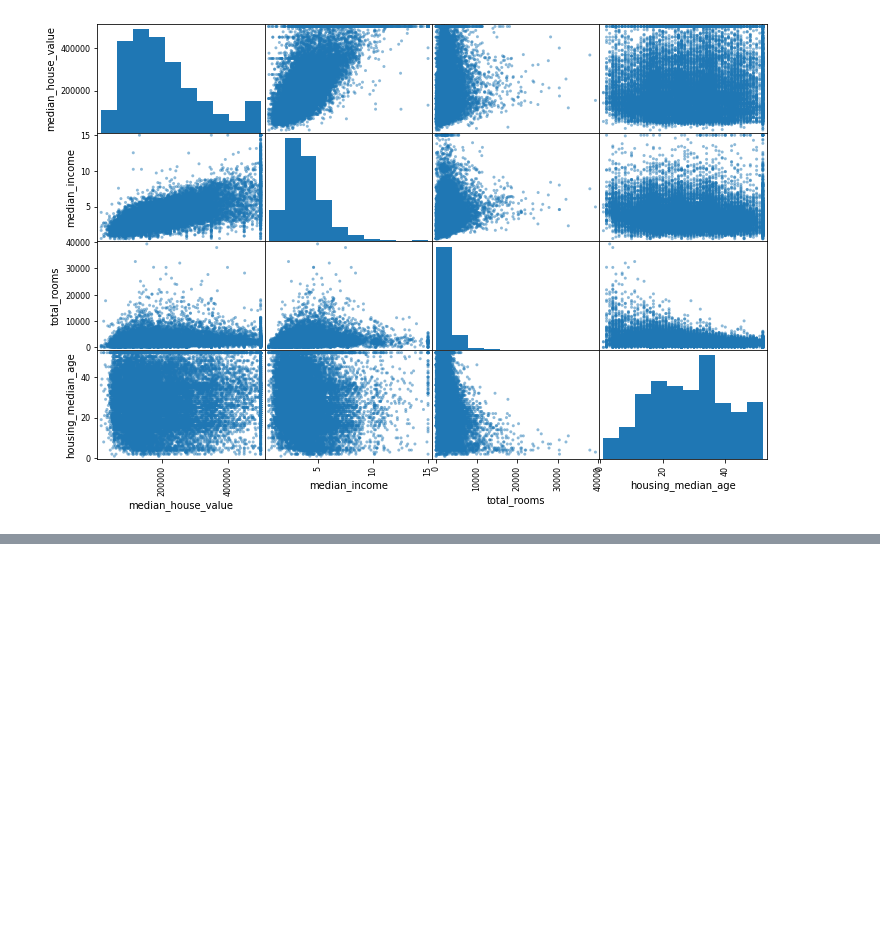
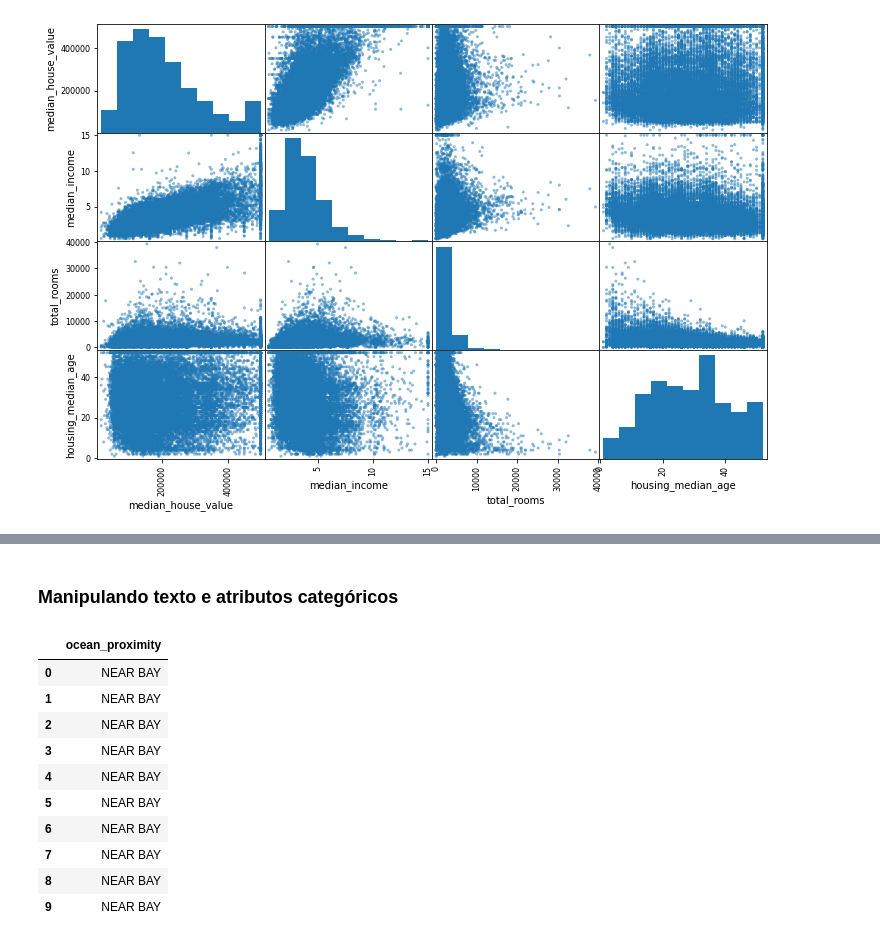
Before and after one commit to PabloCoppe/pesquisa, a Jupyter notebook: Capítulo_2_Projeto_de_Aprendizado_de_Máquina_Ponta_a_Ponta.ipynb, the cells around one changed output, grey strips where cells are left out. Drawn from its saved outputs; the diff is of its cells as text; code cells hidden in the pictures; blank space fills up the shorter version.

```diff
--- a/Capítulo_2_Projeto_de_Aprendizado_de_Máquina_Ponta_a_Ponta.ipynb
+++ b/Capítulo_2_Projeto_de_Aprendizado_de_Máquina_Ponta_a_Ponta.ipynb
@@ -168,0 +173,4 @@ array([[<matplotlib.axes._subplots.AxesSubplot object at 0x...>,
+# %%
+df['rooms_per_household'] = df['total_rooms'] / df['households']
+df['bedrooms_per_room'] = df['total_bedrooms'] / df['total_rooms']
+df['population_per_household'] = df['population'] / df['households']
@@ -168,0 +209,21 @@ array([[<matplotlib.axes._subplots.AxesSubplot object at 0x...>,
+# %%
+# Escolhida a opção 3
+median =df['total_bedrooms'].median()
+df['total_bedrooms'].fillna(median, inplace=True)
+# %% [markdown]
+### Manipulando texto e atributos categóricos
+# %%
+df_cat = df[['ocean_proximity']]
+df_cat.head(10)
+# %% [output]
+|  | ocean_proximity |
+| 0 | NEAR BAY |
+| 1 | NEAR BAY |
+| 2 | NEAR BAY |
+| 3 | NEAR BAY |
+| 4 | NEAR BAY |
+| 5 | NEAR BAY |
+| 6 | NEAR BAY |
+| 7 | NEAR BAY |
+| 8 | NEAR BAY |
+| 9 | NEAR BAY |
```
Also changed, not shown: parts of 6 cells of this notebook.
